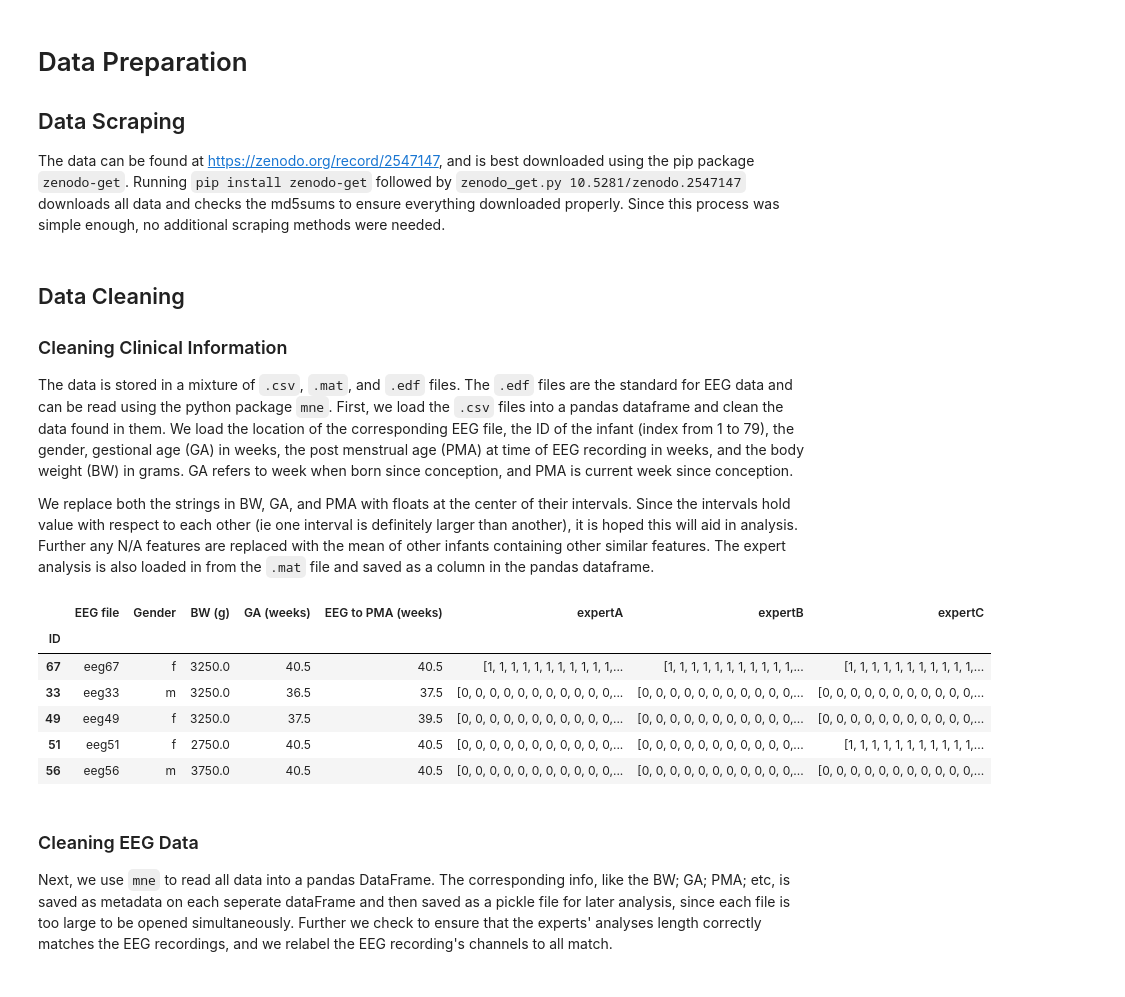
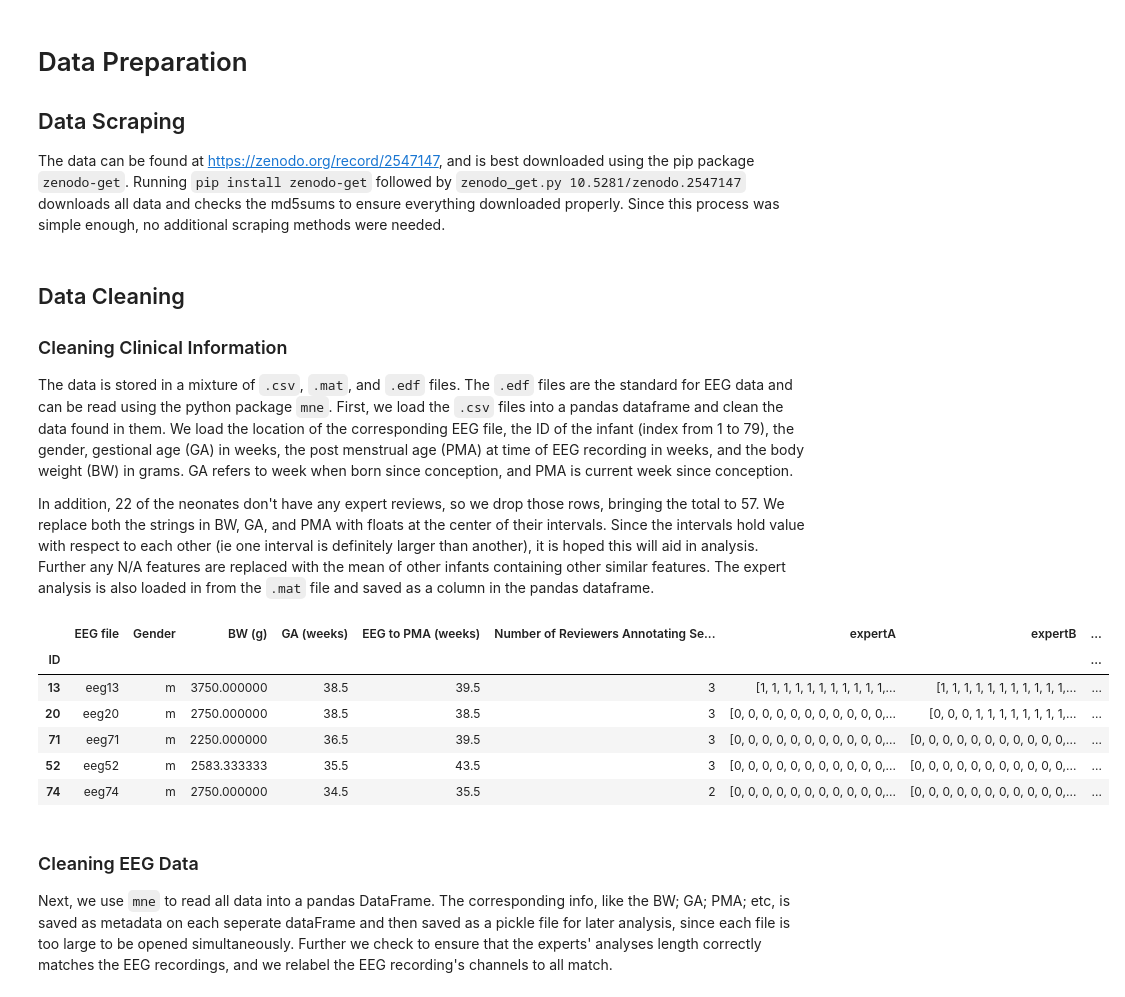
Before and after one commit to contagon/nicu-eeg-dataproject, a Jupyter notebook: main.ipynb, the cells around one changed output. Cells and saved outputs as stored; diff of their text form; code cells hidden in the pictures.

```diff
--- a/main.ipynb
+++ b/main.ipynb
@@ -71,10 +71,13 @@ The data can be found at https://zenodo.org/record/2547147, and is best download
 
 The data is stored in a mixture of `.csv`, `.mat`, and `.edf` files. The `.edf` files are the standard for EEG data and can be read using the python package `mne`. First, we load the `.csv` files into a pandas dataframe and clean the data found in them. We load the location of the corresponding EEG file, the ID of the infant (index from 1 to 79), the gender, gestional age (GA) in weeks, the post menstrual age (PMA) at time of EEG recording in weeks, and the body weight (BW) in grams. GA refers to week when born since conception, and PMA is current week since conception.
 
-We replace both the strings in BW, GA, and PMA with floats at the center of their intervals. Since the intervals hold value with respect to each other (ie one interval is definitely larger than another), it is hoped this will aid in analysis. Further any N/A features are replaced with the mean of other infants containing other similar features. The expert analysis is also loaded in from the `.mat` file and saved as a column in the pandas dataframe.
+In addition, 22 of the neonates don't have any expert reviews, so we drop those rows, bringing the total to 57. We replace both the strings in BW, GA, and PMA with floats at the center of their intervals. Since the intervals hold value with respect to each other (ie one interval is definitely larger than another), it is hoped this will aid in analysis. Further any N/A features are replaced with the mean of other infants containing other similar features. The expert analysis is also loaded in from the `.mat` file and saved as a column in the pandas dataframe.
 # %%
 #load in clinical data
-ci = pd.read_csv("data-og/clinical_information.csv", index_col="ID", usecols=["EEG file", "ID", "Gender", "GA (weeks)", "BW (g)", "EEG to PMA (weeks)"])
+ci = pd.read_csv("data-og/clinical_information.csv", index_col="ID", usecols=["EEG file", "ID", "Gender", "GA (weeks)", "BW (g)", "EEG to PMA (weeks)", "Number of Reviewers Annotating Seizure"])
+
+#drop rows without expert annotations
+ci = ci[ ci["Number of Reviewers Annotating Seizure"] != 0]
 
 #replace weight string values with middle of interval
 replaceBW = {"less than 2500g": 2250,
@@ -92,40 +95,40 @@ def interval(weeks):
     values = re.compile(r"(\d{2})").findall(weeks)
     return (float(values[0]) + float(values[1])) / 2
 ci['GA (weeks)'] = ci['GA (weeks)'].apply(interval)
 ci['EEG to PMA (weeks)'] = ci['EEG to PMA (weeks)'].apply(interval)
 
 #replace NaN values with something useful
 #Both in the GA column
 missing_idx = pd.isna(ci["GA (weeks)"])
 for index, row in ci.loc[missing_idx].iterrows():
     similar = ci['EEG to PMA (weeks)'] == ci.loc[index, 'EEG to PMA (weeks)']
     ci.loc[index, 'GA (weeks)'] = ci.loc[similar, 'GA (weeks)'].mean()
 #and in the BW column
 missing_idx = pd.isna(ci["BW (g)"])
 for index, row in ci.loc[missing_idx].iterrows():
     similar = ci['GA (weeks)'] == ci.loc[index, 'GA (weeks)']
     ci.loc[index, 'BW (g)'] = ci.loc[similar, 'BW (g)'].mean()
 #there is a single missing m/f. Replace with the mode
 missing_idx = pd.isna(ci["Gender"])
 for index, row in ci.loc[missing_idx].iterrows():
     ci.loc[index, 'Gender'] = ci['Gender'].mode()[0]
 
 #load in all experts analysis from .mat file. Note we save as a numpy array b/c each child has a different length of recording
 annot = io.loadmat('data-og/annotations_2017.mat')['annotat_new']
 ci['expertA'] = [annot[0,i-1][0,:] for i in ci.index]
 ci['expertB'] = [annot[0,i-1][1,:] for i in ci.index]
 ci['expertC'] = [annot[0,i-1][2,:] for i in ci.index]
 
 #visualize a couple of rows to see how it looks
 ci.sample(5)
 # %% [output]
-|  | EEG file | Gender | BW (g) | GA (weeks) | EEG to PMA (weeks) | expertA | expertB | expertC |
-| ID |  |  |  |  |  |  |  |  |
-| 67 | eeg67 | f | 3250.0 | 40.5 | 40.5 | [1, 1, 1, 1, 1, 1, 1, 1, 1, 1, 1,... | [1, 1, 1, 1, 1, 1, 1, 1, 1, 1, 1,... | [1, 1, 1, 1, 1, 1, 1, 1, 1, 1, 1,... |
-| 33 | eeg33 | m | 3250.0 | 36.5 | 37.5 | [0, 0, 0, 0, 0, 0, 0, 0, 0, 0, 0,... | [0, 0, 0, 0, 0, 0, 0, 0, 0, 0, 0,... | [0, 0, 0, 0, 0, 0, 0, 0, 0, 0, 0,... |
-| 49 | eeg49 | f | 3250.0 | 37.5 | 39.5 | [0, 0, 0, 0, 0, 0, 0, 0, 0, 0, 0,... | [0, 0, 0, 0, 0, 0, 0, 0, 0, 0, 0,... | [0, 0, 0, 0, 0, 0, 0, 0, 0, 0, 0,... |
-| 51 | eeg51 | f | 2750.0 | 40.5 | 40.5 | [0, 0, 0, 0, 0, 0, 0, 0, 0, 0, 0,... | [0, 0, 0, 0, 0, 0, 0, 0, 0, 0, 0,... | [1, 1, 1, 1, 1, 1, 1, 1, 1, 1, 1,... |
-| 56 | eeg56 | m | 3750.0 | 40.5 | 40.5 | [0, 0, 0, 0, 0, 0, 0, 0, 0, 0, 0,... | [0, 0, 0, 0, 0, 0, 0, 0, 0, 0, 0,... | [0, 0, 0, 0, 0, 0, 0, 0, 0, 0, 0,... |
+|  | EEG file | Gender | BW (g) | GA (weeks) | EEG to PMA (weeks) | Number of Reviewers Annotating Se... | expertA | expertB | ... |
+| ID |  |  |  |  |  |  |  |  | ... |
+| 13 | eeg13 | m | 3750.000000 | 38.5 | 39.5 | 3 | [1, 1, 1, 1, 1, 1, 1, 1, 1, 1, 1,... | [1, 1, 1, 1, 1, 1, 1, 1, 1, 1, 1,... | ... |
+| 20 | eeg20 | m | 2750.000000 | 38.5 | 38.5 | 3 | [0, 0, 0, 0, 0, 0, 0, 0, 0, 0, 0,... | [0, 0, 0, 1, 1, 1, 1, 1, 1, 1, 1,... | ... |
+| 71 | eeg71 | m | 2250.000000 | 36.5 | 39.5 | 3 | [0, 0, 0, 0, 0, 0, 0, 0, 0, 0, 0,... | [0, 0, 0, 0, 0, 0, 0, 0, 0, 0, 0,... | ... |
+| 52 | eeg52 | m | 2583.333333 | 35.5 | 43.5 | 3 | [0, 0, 0, 0, 0, 0, 0, 0, 0, 0, 0,... | [0, 0, 0, 0, 0, 0, 0, 0, 0, 0, 0,... | ... |
+| 74 | eeg74 | m | 2750.000000 | 34.5 | 35.5 | 2 | [0, 0, 0, 0, 0, 0, 0, 0, 0, 0, 0,... | [0, 0, 0, 0, 0, 0, 0, 0, 0, 0, 0,... | ... |
 # %% [markdown]
 ### Cleaning EEG Data
 
```
Also changed, not shown: parts of 5 cells of this notebook.
